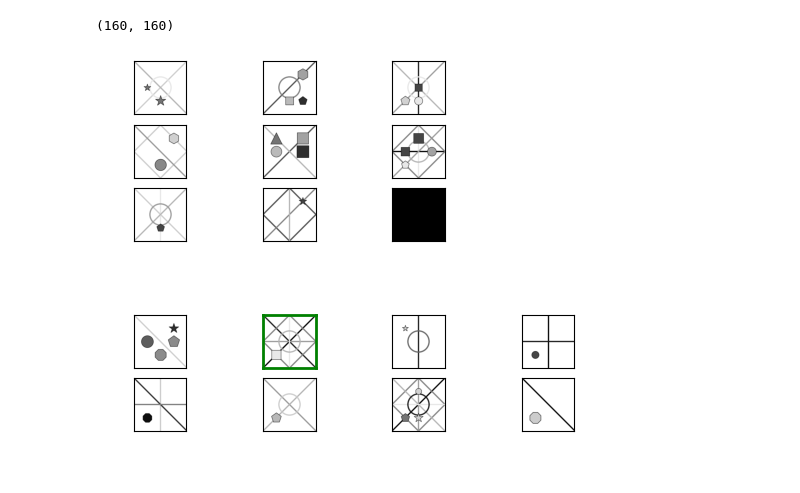
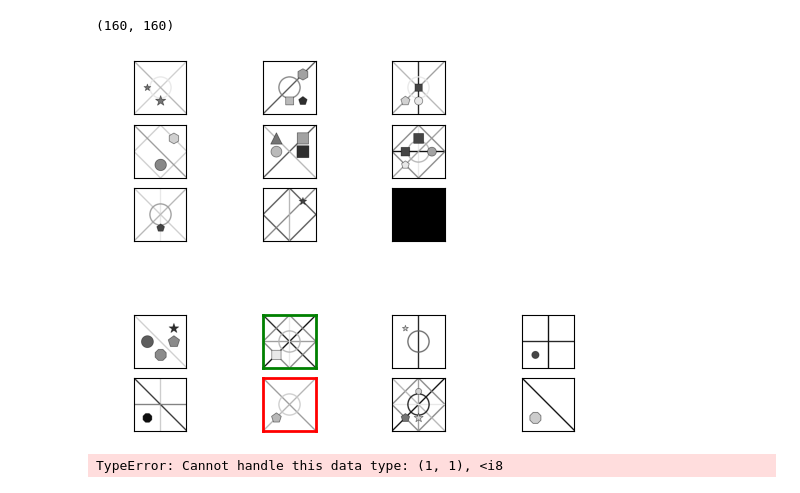
Before and after one commit to AleksaRacic/Diplomski, a Jupyter notebook: visualize.ipynb, the cells around one changed output. Cells and saved outputs as stored; diff of their text form; code cells hidden in the pictures.

```diff
--- a/visualize.ipynb
+++ b/visualize.ipynb
@@ -27,38 +27,58 @@ def set_axis_color(ax, color):
 # %%
 import matplotlib.pyplot as plt
 
-empty_image = np.ones((160, 160), dtype=np.int64)*254
 
-fig, axes = plt.subplots(6, 4)
+def plot_results(image, target, prediction):
+    empty_image = np.ones((160, 160), dtype=np.int64)*254
 
-axes[0, 3].axis('off')
-axes[1, 3].axis('off')
+    fig, axes = plt.subplots(6, 4)
 
-for i in range(4):
-    axes[3,i].axis('off')
+    axes[0, 3].axis('off')
+    axes[1, 3].axis('off')
 
-axes[2, 3].axis('off')
-for x in range(6):
-    for y in range(4):
-        axes[x,y].xaxis.set_visible(False)
-        axes[x,y].yaxis.set_visible(False)
+    for i in range(4):
+        axes[3,i].axis('off')
+
+    axes[2, 3].axis('off')
+    for x in range(6):
+        for y in range(4):
+            axes[x,y].xaxis.set_visible(False)
+            axes[x,y].yaxis.set_visible(False)
 
 
-for i in range(8):
-    x = i // 3
-    y = i % 3
+    for i in range(8):
+        x = i // 3
+        y = i % 3
 
-    axes[x, y].imshow(image[i], cmap='gray')
-    x = i // 4
-    y = i % 4
-    axes[x + 4, y].imshow(image[8 + i], cmap='gray')
+        axes[x, y].imshow(image[i], cmap='gray')
+        x = i // 4
+        y = i % 4
+        axes[x + 4, y].imshow(image[8 + i], cmap='gray')
 
-axes[2, 2].imshow(empty_image, cmap='gray')
+    axes[2, 2].imshow(empty_image, cmap='gray')
+    if(target == prediction):
+        x = target // 4
+        y = target % 4
+        set_axis_color(axes[x + 4, y], 'green')
+    else:
+        x = target // 4
+        y = target % 4
+        set_axis_color(axes[x + 4, y], 'green')
+        x = prediction // 4
+        y = prediction % 4
+        set_axis_color(axes[x + 4, y], 'red')
 
-x = target // 4
-y = target % 4
-set_axis_color(axes[x + 4, y], 'green')
-
-plt.show()
+    plt.show()
-# %% [output]
-[figure, removed]
+# %%
+plot_results(image, target, 5)
+# %% [output]
+[figure, added]
+# %%
+from PIL import Image
+
+for i, panel in enumerate(image):
+    #save image as grayscale png
+    img = Image.fromarray(panel, mode='L')
+    img.save('slika_{}.png'.format(i))
+# %% [output]
+TypeError: Cannot handle this data type: (1, 1), <i8
```
Also changed, not shown: 13 other files.
